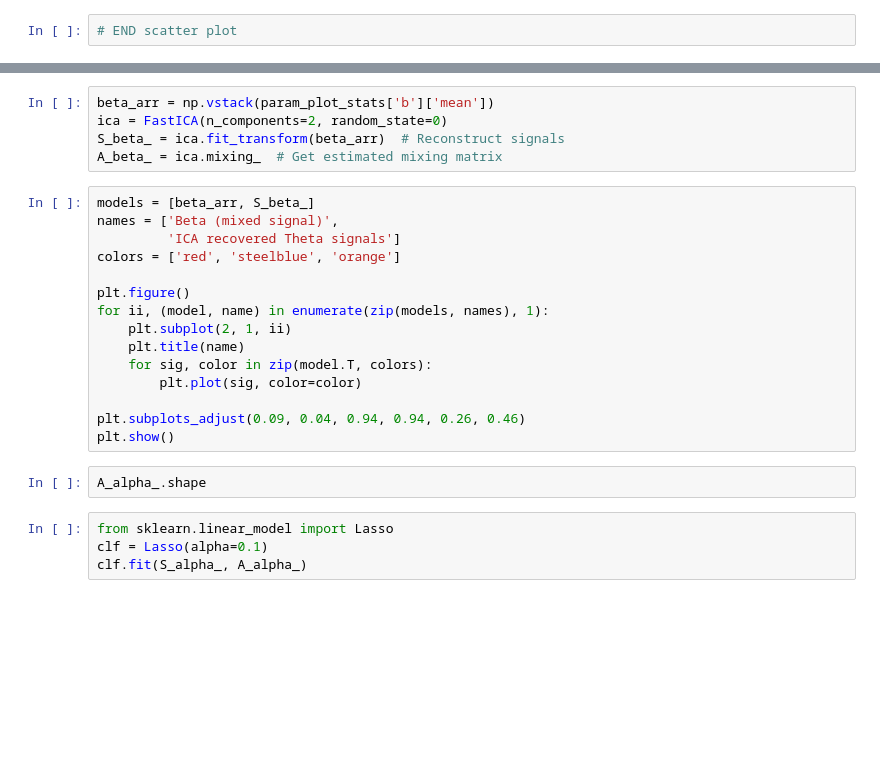
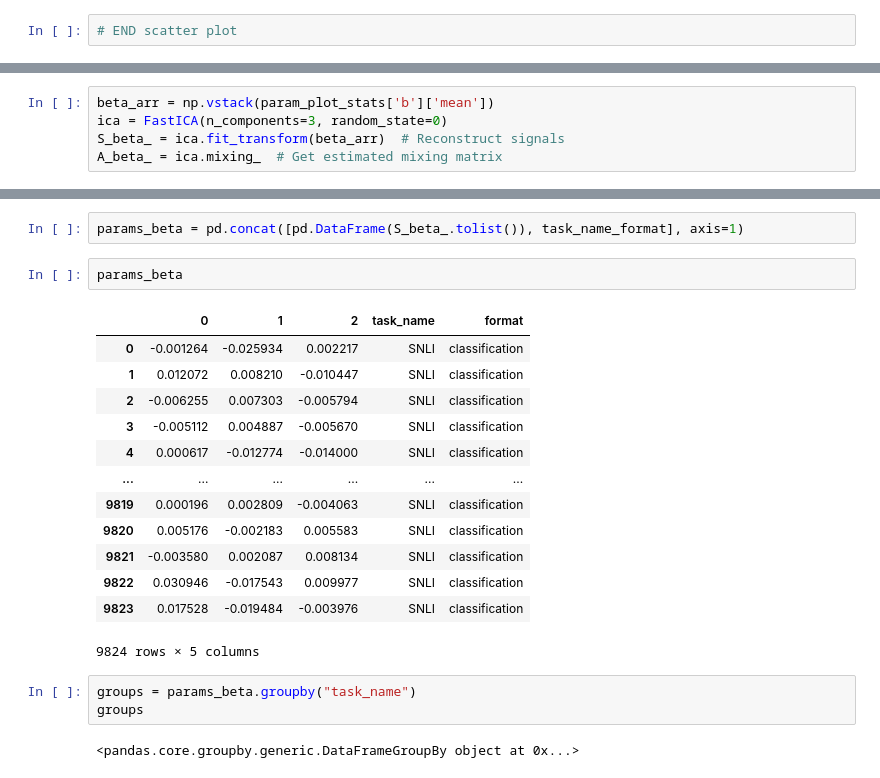
Before and after one commit to nyu-mll/nlu-test-sets, a Jupyter notebook: mirt_analysis/ICA.ipynb, the cells around one changed output, grey strips where cells are left out. Saved outputs shown, nothing was run; the diff lists cells and outputs as text; blank space fills up the shorter version.

```diff
--- a/mirt_analysis/ICA.ipynb
+++ b/mirt_analysis/ICA.ipynb
@@ -191 +235,6 @@ alpha_arr
+# %%
+beta_arr = np.vstack(param_plot_stats['b']['mean'])
+ica = FastICA(n_components=3, random_state=0)
+S_beta_ = ica.fit_transform(beta_arr)  # Reconstruct signals
+A_beta_ = ica.mixing_  # Get estimated mixing matrix
 # %%
@@ -210,26 +257,23 @@ plt.show()
-# %%
-beta_arr = np.vstack(param_plot_stats['b']['mean'])
-ica = FastICA(n_components=2, random_state=0)
-S_beta_ = ica.fit_transform(beta_arr)  # Reconstruct signals
-A_beta_ = ica.mixing_  # Get estimated mixing matrix
-# %%
-models = [beta_arr, S_beta_]
-names = ['Beta (mixed signal)',
-         'ICA recovered Theta signals']
-colors = ['red', 'steelblue', 'orange']
-
-plt.figure()
-for ii, (model, name) in enumerate(zip(models, names), 1):
-    plt.subplot(2, 1, ii)
-    plt.title(name)
-    for sig, color in zip(model.T, colors):
-        plt.plot(sig, color=color)
-
-plt.subplots_adjust(0.09, 0.04, 0.94, 0.94, 0.26, 0.46)
-plt.show()
-# %%
-A_alpha_.shape
-# %%
-from sklearn.linear_model import Lasso
-clf = Lasso(alpha=0.1)
-clf.fit(S_alpha_, A_alpha_)
+# %%
+params_beta = pd.concat([pd.DataFrame(S_beta_.tolist()), task_name_format], axis=1)
+# %%
+params_beta
+# %% [output]
+|  | 0 | 1 | 2 | task_name | format |
+| 0 | -0.001264 | -0.025934 | 0.002217 | SNLI | classification |
+| 1 | 0.012072 | 0.008210 | -0.010447 | SNLI | classification |
+| 2 | -0.006255 | 0.007303 | -0.005794 | SNLI | classification |
+| 3 | -0.005112 | 0.004887 | -0.005670 | SNLI | classification |
+| 4 | 0.000617 | -0.012774 | -0.014000 | SNLI | classification |
+| ... | ... | ... | ... | ... | ... |
+| 9819 | 0.000196 | 0.002809 | -0.004063 | SNLI | classification |
+| 9820 | 0.005176 | -0.002183 | 0.005583 | SNLI | classification |
+| 9821 | -0.003580 | 0.002087 | 0.008134 | SNLI | classification |
+| 9822 | 0.030946 | -0.017543 | 0.009977 | SNLI | classification |
+| 9823 | 0.017528 | -0.019484 | -0.003976 | SNLI | classification |
+9824 rows × 5 columns
+# %%
+groups = params_beta.groupby("task_name")
+groups
+# %% [output]
+<pandas.core.groupby.generic.DataFrameGroupBy object at 0x...>
```
Also changed, not shown: parts of 21 cells of this notebook, 24 other files.
